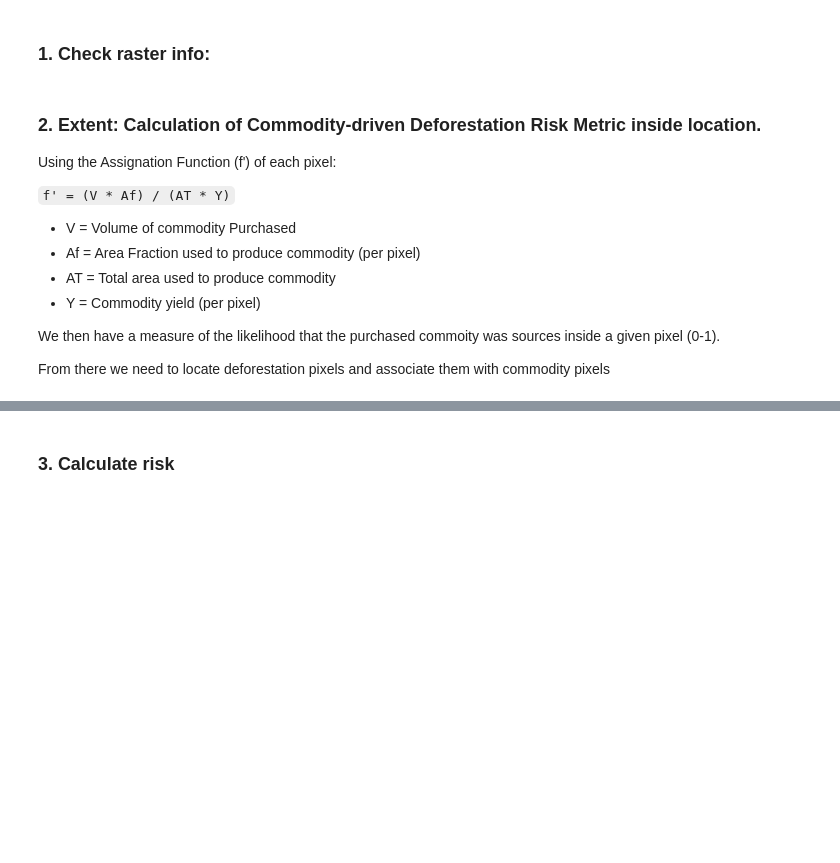
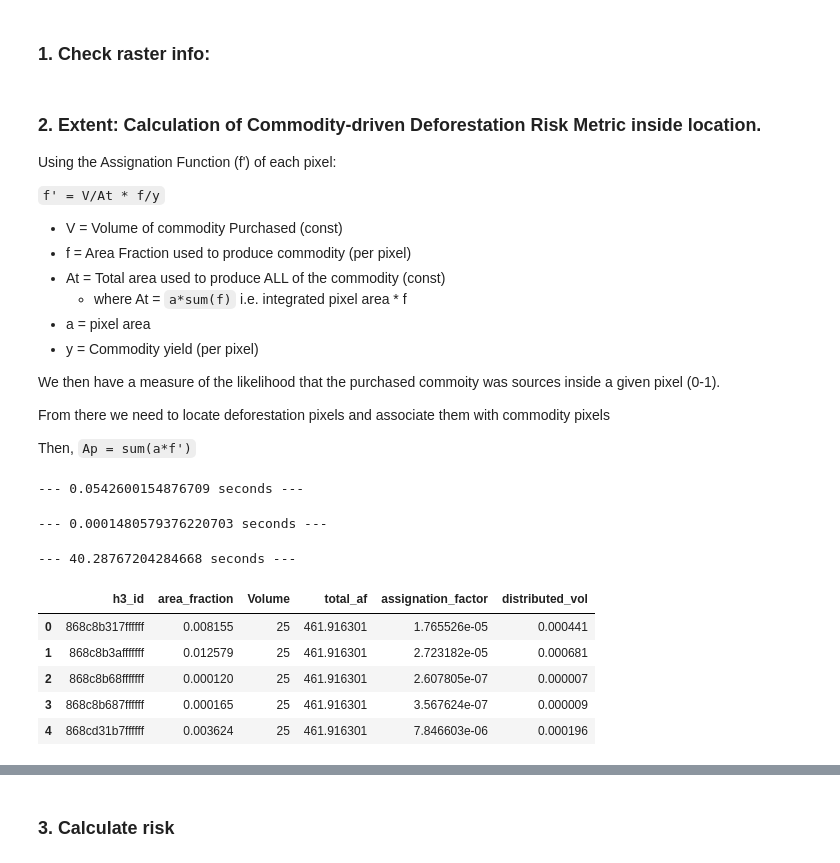
Before and after one commit to Vizzuality/landgriffon, a Jupyter notebook: data/notebooks/Lab/3_deforestation_risk.ipynb, the cells around one changed output, grey strips where cells are left out. Cells and saved outputs as stored; diff of their text form; code cells hidden in the pictures; blank space fills up the shorter version.

```diff
--- a/data/notebooks/Lab/3_deforestation_risk.ipynb
+++ b/data/notebooks/Lab/3_deforestation_risk.ipynb
@@ -411,0 +471,3 @@ ERROR 1: PROJ: proj_create_from_database: Cannot find proj.db
+# %%
+df = gpd.read_file(aoi_path)
+df
@@ -468,13 +573,17 @@ show_hist(
 
 Using the Assignation Function (f') of each pixel:
 
-`f' = (V * Af) / (AT * Y)`
+`f' = V/At * f/y`
 
-- V = Volume of commodity Purchased
-- Af = Area Fraction used to produce commodity (per pixel)
-- AT = Total area used to produce commodity
-- Y = Commodity yield (per pixel)
+- V = Volume of commodity Purchased (const)
+- f = Area Fraction used to produce commodity (per pixel)
+- At = Total area used to produce ALL of the commodity (const)
+    - where At = `a*sum(f)` i.e. integrated pixel area * f
+- a = pixel area
+- y = Commodity yield (per pixel)
 
 We then have a measure of the likelihood that the purchased commoity was sources inside a given pixel (0-1).
 
 From there we need to locate deforestation pixels and associate them with commodity pixels
+
+Then, `Ap = sum(a*f')`
@@ -480,0 +641,51 @@ From there we need to locate deforestation pixels and associate them with commod
+# %%
+#time spend in generating the features in h3 for the basins test in resolution 1
+start_time = time.time()
+h3_idn_res6 = [generate_h3_features(poly, 6) for poly in df['geometry']]
+print("--- %s seconds ---" % (time.time() - start_time))
+# %% [output]
+--- 0.0542600154876709 seconds ---
+# %%
+## zonal statistics with harvest area protion to calculate distribution
+#summary statistics world main basins
+start_time = time.time()
+
+summ_stats_h3_idn = [gen_zonal_stats(
+    generator,
+    risk_path,
+    stats="sum",
+    prefix="m_",
+    geojson_out=True,
+    all_touched=True
+    ) for generator in h3_idn_res6]
+
+
+print("--- %s seconds ---" % (time.time() - start_time))
+# %% [output]
+--- 0.0001480579376220703 seconds ---
+# %%
+## generate datafram
+#generate a dataframe with the elements
+start_time = time.time()
+h3_gdf_idn_res6 = pd.DataFrame([],columns=['h3_id', 'area_fraction'])
+for generator in summ_stats_h3_idn:
+    for feature in generator:
+        h3_gdf_idn_res6.loc[len(h3_gdf_idn_res6)]=[
+            feature['properties']['hexid'],
+            feature['properties']['m_sum']]
+print("--- %s seconds ---" % (time.time() - start_time))
+# %% [output]
+--- 40.28767204284668 seconds ---
+# %%
+#remove nans
+h3_gdf_idn_res6['Volume'] = 25
+h3_gdf_idn_res6 = h3_gdf_idn_res6.dropna()
+h3_gdf_idn_res6['total_af'] = sum(list(h3_gdf_idn_res6['area_fraction']))
+h3_gdf_idn_res6.head()
+# %% [output]
+|  | h3_id | area_fraction | Volume | total_af | assignation_factor | distributed_vol |
+| 0 | 868c8b317ffffff | 0.008155 | 25 | 461.916301 | 1.765526e-05 | 0.000441 |
+| 1 | 868c8b3afffffff | 0.012579 | 25 | 461.916301 | 2.723182e-05 | 0.000681 |
+| 2 | 868c8b68fffffff | 0.000120 | 25 | 461.916301 | 2.607805e-07 | 0.000007 |
+| 3 | 868c8b687ffffff | 0.000165 | 25 | 461.916301 | 3.567624e-07 | 0.000009 |
+| 4 | 868cd31b7ffffff | 0.003624 | 25 | 461.916301 | 7.846603e-06 | 0.000196 |
```
Also changed, not shown: parts of 30 cells of this notebook, 1 other file.
